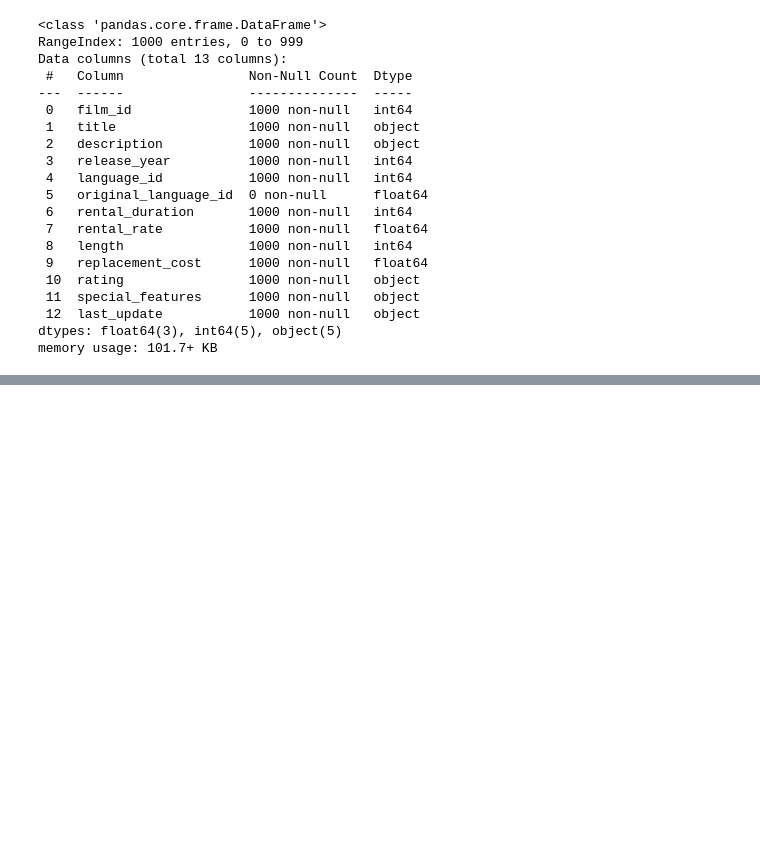
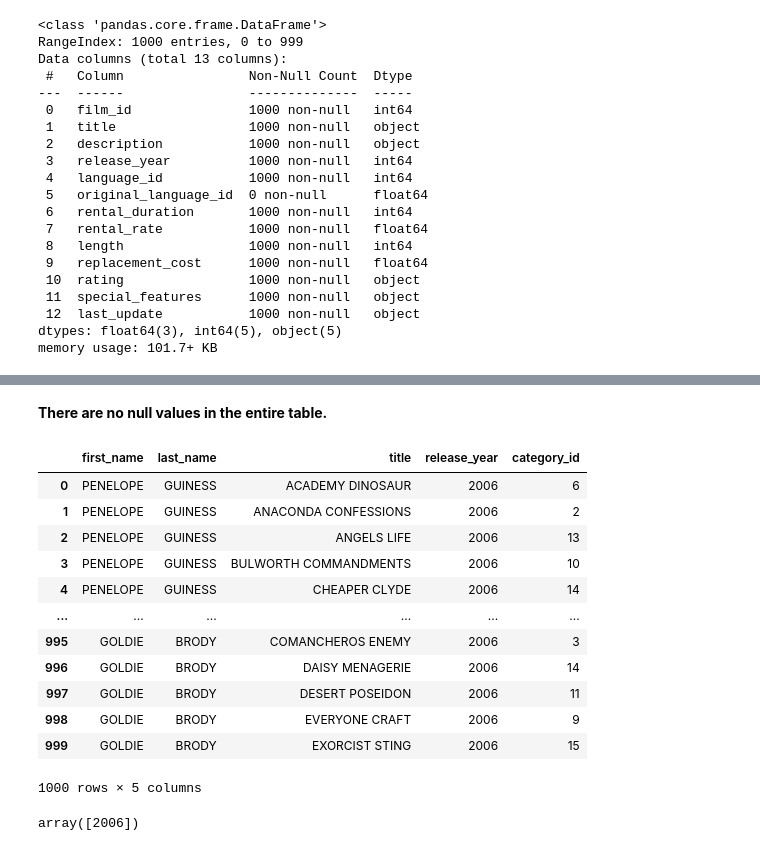
Before and after one commit to dapafer/sql-data-base-building, a Jupyter notebook: src/data_exploration_cleaning.ipynb, the cells around one changed output, grey strips where cells are left out. Saved outputs shown, nothing was run; the diff lists cells and outputs as text; code cells hidden in the pictures; blank space fills up the shorter version.

```diff
--- a/src/data_exploration_cleaning.ipynb
+++ b/src/data_exploration_cleaning.ipynb
@@ -197,0 +327,22 @@ Name: original_language_id, Length: 1000, dtype: float64
+# %% [markdown]
+**There are no null values in the entire table.**
+# %%
+hdd
+# %% [output]
+|  | first_name | last_name | title | release_year | category_id |
+| 0 | PENELOPE | GUINESS | ACADEMY DINOSAUR | 2006 | 6 |
+| 1 | PENELOPE | GUINESS | ANACONDA CONFESSIONS | 2006 | 2 |
+| 2 | PENELOPE | GUINESS | ANGELS LIFE | 2006 | 13 |
+| 3 | PENELOPE | GUINESS | BULWORTH COMMANDMENTS | 2006 | 10 |
+| 4 | PENELOPE | GUINESS | CHEAPER CLYDE | 2006 | 14 |
+| ... | ... | ... | ... | ... | ... |
+| 995 | GOLDIE | BRODY | COMANCHEROS ENEMY | 2006 | 3 |
+| 996 | GOLDIE | BRODY | DAISY MENAGERIE | 2006 | 14 |
+| 997 | GOLDIE | BRODY | DESERT POSEIDON | 2006 | 11 |
+| 998 | GOLDIE | BRODY | EVERYONE CRAFT | 2006 | 9 |
+| 999 | GOLDIE | BRODY | EXORCIST STING | 2006 | 15 |
+1000 rows × 5 columns
+# %%
+hdd['release_year'].unique()
+# %% [output]
+array([2006])
```
Also changed, not shown: parts of 21 cells of this notebook.
